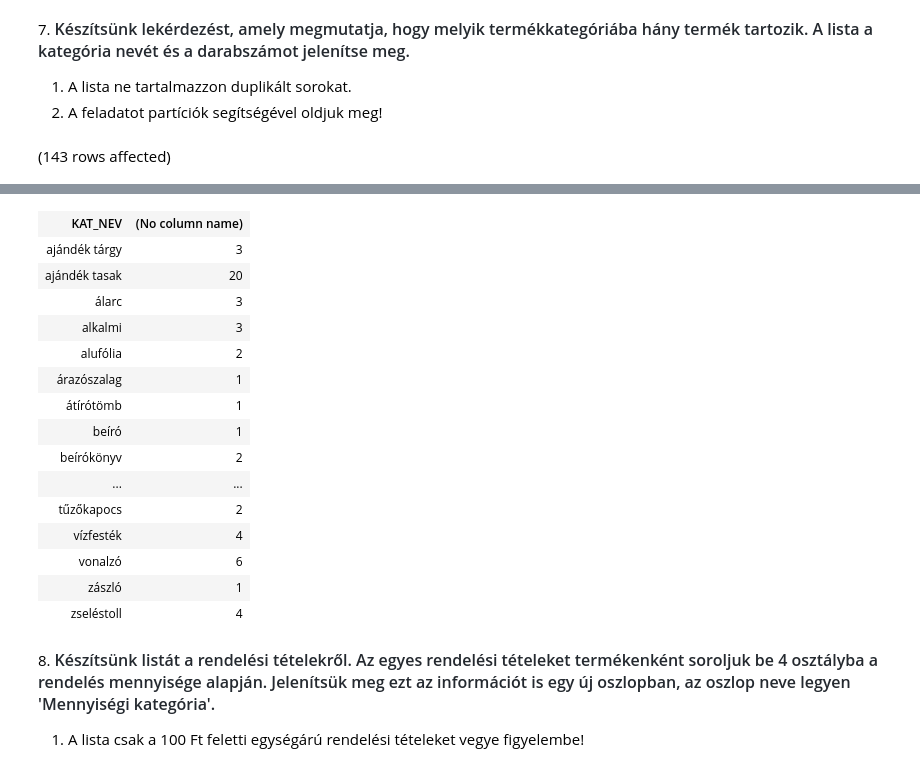
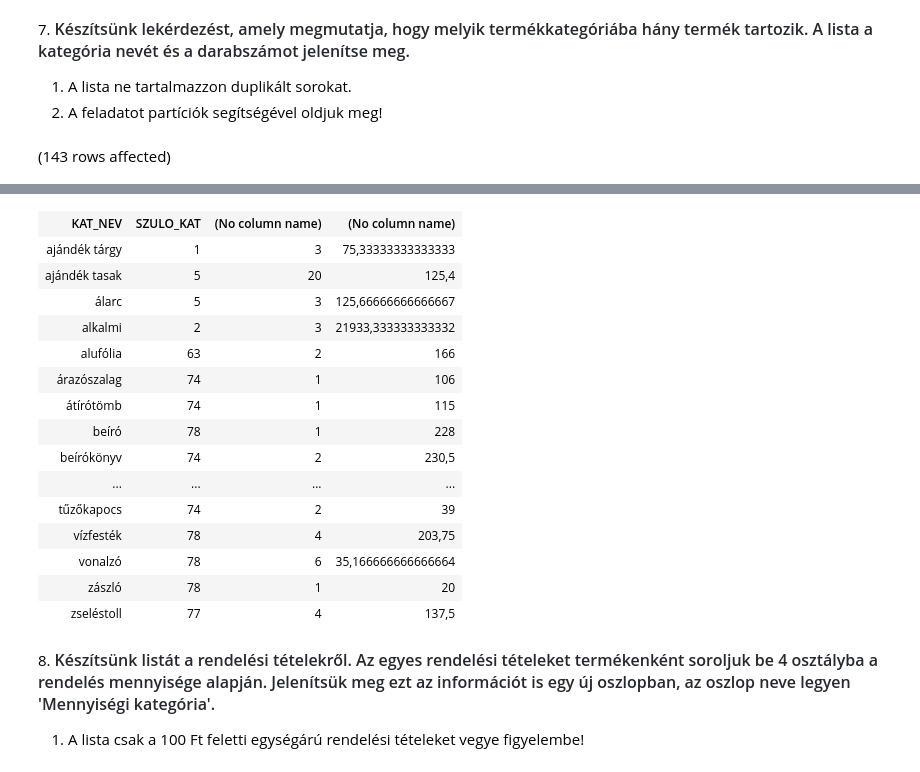
Before and after one commit to DeliMercedesz/gyak5, a Jupyter notebook: gyakorlat05_feladatok.ipynb, the cells around one changed output, grey strips where cells are left out. Cells and saved outputs as stored; diff of their text form; code cells hidden in the pictures.

```diff
--- a/gyakorlat05_feladatok.ipynb
+++ b/gyakorlat05_feladatok.ipynb
@@ -79,8 +79,9 @@ Total execution time: 00:00:00
 1. A lista ne tartalmazzon duplikált sorokat.
 2. A feladatot partíciók segítségével oldjuk meg!
 # %%
-SELECT DISTINCT tk.KAT_NEV,
-       count(*) OVER(PARTITION BY tk.KAT_NEV)  --Ugyan az,mint a group by
+SELECT DISTINCT tk.KAT_NEV,tk.SZULO_KAT,
+       count(*) OVER(PARTITION BY tk.KAT_NEV),  --Ugyan az,mint a group by
+       AVG(t.LISTAAR) OVER(PARTITION BY tk.KAT_NEV)
 FROM termek t JOIN Termekkategoria tk ON t.KAT_ID = tk.KAT_ID
 --GROUP BY tk.KAT_NEV
 # %% [output]
@@ -89,19 +90,19 @@ Total execution time: 00:00:00.008
-| KAT_NEV | (No column name) |
-| ajándék tárgy | 3 |
-| ajándék tasak | 20 |
-| álarc | 3 |
-| alkalmi | 3 |
-| alufólia | 2 |
-| árazószalag | 1 |
-| átírótömb | 1 |
-| beíró | 1 |
-| beírókönyv | 2 |
-| ... | ... |
-| tűzőkapocs | 2 |
-| vízfesték | 4 |
-| vonalzó | 6 |
-| zászló | 1 |
-| zseléstoll | 4 |
+| KAT_NEV | SZULO_KAT | (No column name) | (No column name) |
+| ajándék tárgy | 1 | 3 | 75,33333333333333 |
+| ajándék tasak | 5 | 20 | 125,4 |
+| álarc | 5 | 3 | 125,66666666666667 |
+| alkalmi | 2 | 3 | 21933,333333333332 |
+| alufólia | 63 | 2 | 166 |
+| árazószalag | 74 | 1 | 106 |
+| átírótömb | 74 | 1 | 115 |
+| beíró | 78 | 1 | 228 |
+| beírókönyv | 74 | 2 | 230,5 |
+| ... | ... | ... | ... |
+| tűzőkapocs | 74 | 2 | 39 |
+| vízfesték | 78 | 4 | 203,75 |
+| vonalzó | 78 | 6 | 35,166666666666664 |
+| zászló | 78 | 1 | 20 |
+| zseléstoll | 77 | 4 | 137,5 |
 # %% [markdown]
 8. <span style="font-weight: 600; color: rgb(36, 41, 47); font-family: -apple-system, BlinkMacSystemFont, &quot;Segoe UI&quot;, Helvetica, Arial, sans-serif, &quot;Apple Color Emoji&quot;, &quot;Segoe UI Emoji&quot;; font-size: 16px;">Készítsünk listát a rendelési tételekről. Az egyes rendelési tételeket termékenként soroljuk be 4 osztályba a rendelés mennyisége alapján. Jelenítsük meg ezt az információt is egy új oszlopban, az oszlop neve legyen 'Mennyiségi kategória'.</span>
 
```
Also changed, not shown: parts of 1 cell of this notebook.
